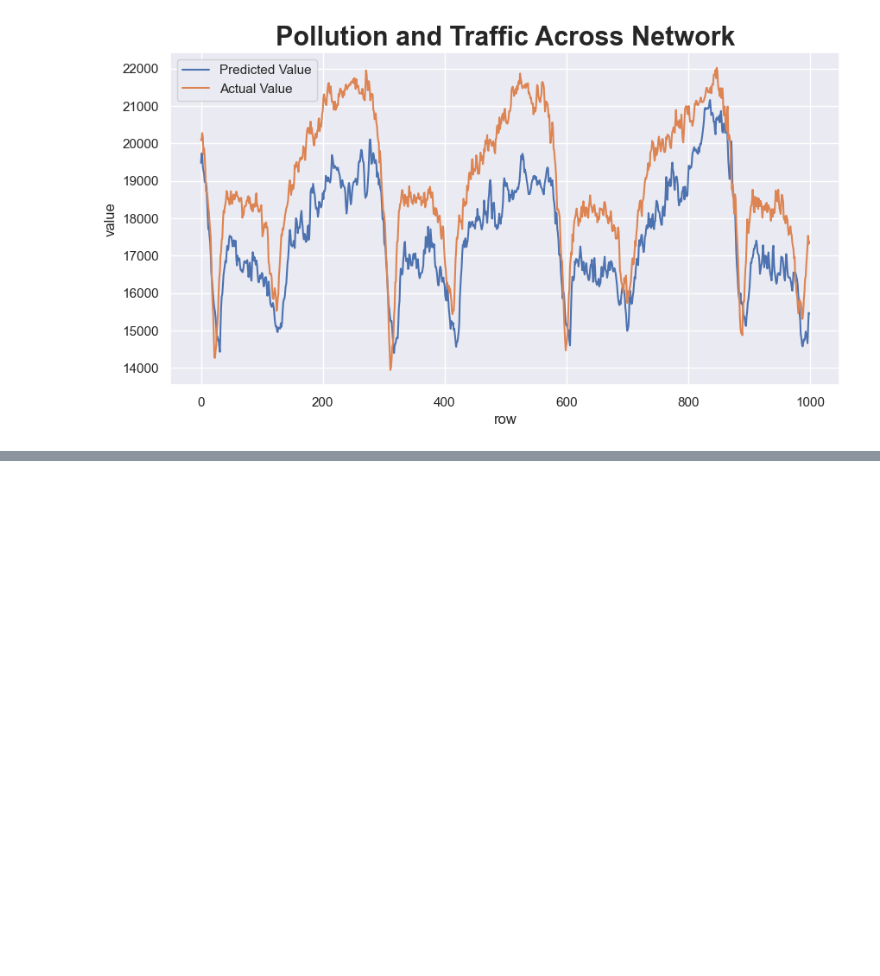
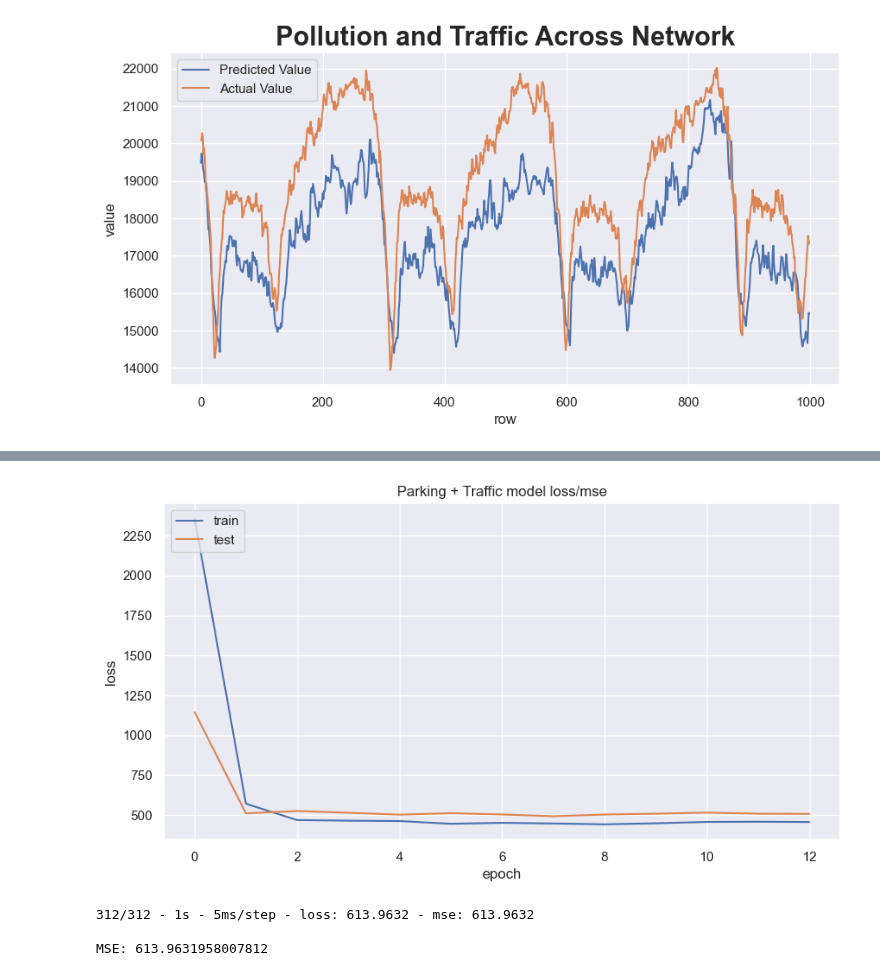
Before and after one commit to victorhg/aai-530-final-project, a Jupyter notebook: models/lstm_traffic_alternative.ipynb, the cells around one changed output, grey strips where cells are left out. Saved outputs shown, nothing was run; the diff lists cells and outputs as text; code cells hidden in the pictures; blank space fills up the shorter version.

Commit message:
added parking info to lstm

```diff
--- a/models/lstm_traffic_alternative.ipynb
+++ b/models/lstm_traffic_alternative.ipynb
@@ -360,0 +363,5 @@ plot_prediction_across_network(model, val_arrays, val_labs, 'Pollution and Traff
+# %%
+parking_df = pd.read_csv("../data/aarhus_parking_geolocated.csv")
+parking_df['updatetime'] = pd.to_datetime(parking_df['updatetime'], format='mixed')
+parking_df.set_index('updatetime', inplace=True)
+parking_df.head()
@@ -360,0 +403,5 @@ plot_prediction_across_network(model, val_arrays, val_labs, 'Pollution and Traff
+# %%
+training_sample = combined_parking_traffic[100:20000]
+validation_sample = combined_parking_traffic[20001:]
+
+combined_parking_traffic.shape
@@ -360,0 +410,26 @@ plot_prediction_across_network(model, val_arrays, val_labs, 'Pollution and Traff
+# %%
+# set predictive horizon and sequence length
+ph = 5
+seq_length = 12
+
+# features to randomly sample without replacement
+# must be a value between 1 to 449, inclusive
+features = 451
+
+sensor = pd.Series(training_sample.columns).sample(
+    features, replace=False).sort_values().to_list()
+
+
+seq_arrays, seq_labs = create_sequence_training_set(sensor, training_sample, seq_length, ph)
+
+val_arrays, val_labs = create_validation_set(sensor, validation_sample, seq_length, ph)
+# %%
+
+
+model, history = train_lstm_model('lstm_traffic_parking.keras',
+                                  sensor,
+                                  seq_length,
+                                  seq_arrays,
+                                  seq_labs)
+# list all data in history
+print(history.history.keys())
@@ -360,0 +471,10 @@ plot_prediction_across_network(model, val_arrays, val_labs, 'Pollution and Traff
+# %%
+summarize_history_loss(history, "Parking + Traffic model loss/mse")
+
+scores_test = model.evaluate(val_arrays, val_labs, verbose=2)
+print('\nMSE: {}'.format(scores_test[1]))
+# %% [output]
+[figure, added]
+312/312 - 1s - 5ms/step - loss: 613.9632 - mse: 613.9632
+
+MSE: 613.9631958007812
```
Also changed, not shown: parts of 6 cells of this notebook.
